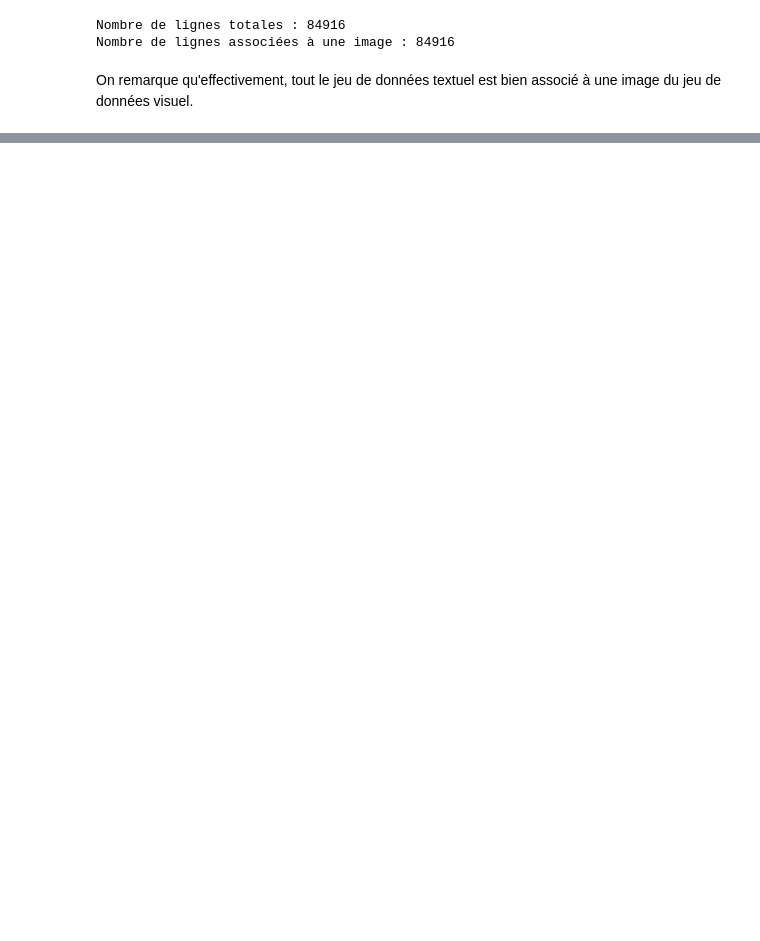
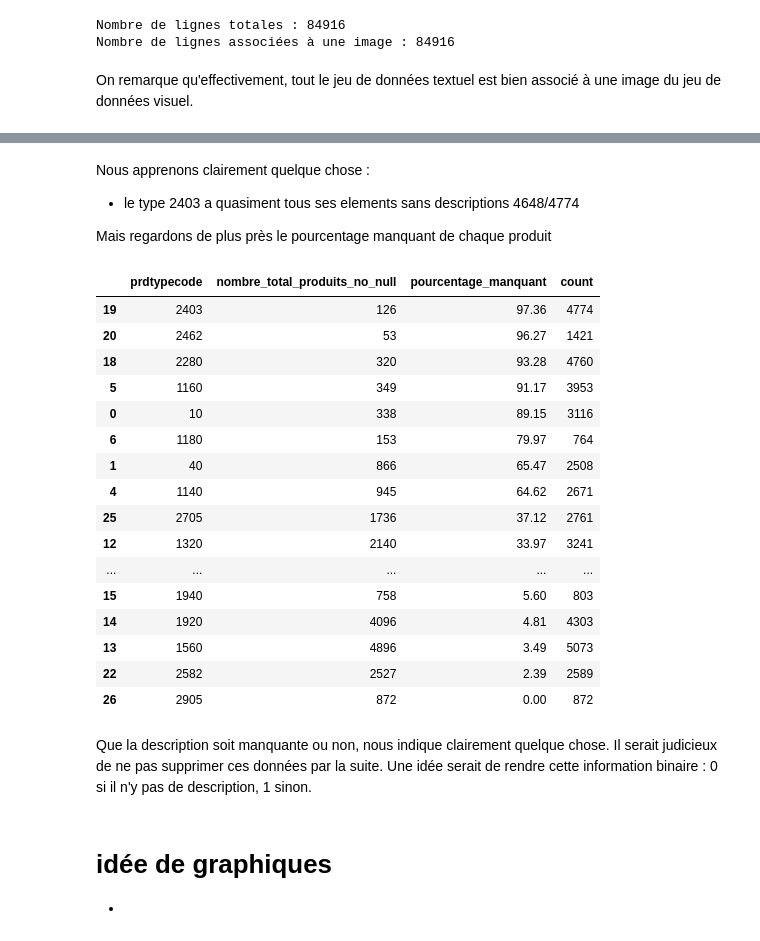
Before and after one commit to fibonaccos/rakuten-multimodal-classification, a Jupyter notebook: notebooks/projet_rakuten.ipynb, the cells around one changed output, grey strips where cells are left out. Cells and saved outputs as stored; diff of their text form; code cells hidden in the pictures; blank space fills up the shorter version.

```diff
--- a/notebooks/projet_rakuten.ipynb
+++ b/notebooks/projet_rakuten.ipynb
@@ -141,0 +260,50 @@ On remarque qu'effectivement, tout le jeu de données textuel est bien associé
+# %% [markdown]
+Nous apprenons clairement quelque chose :
+- le type 2403 a quasiment tous ses elements sans descriptions 4648/4774
+
+Mais regardons de plus près le pourcentage manquant de chaque produit
+# %%
+# Calculer le nombre total de produits pour chaque type de produit
+nombre_total_produits = merged_df.groupby('prdtypecode')['description'].count()
+
+# Calculer le nombre de descriptions manquantes pour chaque type de produit
+nombre_manquant = merged_df.groupby('prdtypecode')['description'].apply(lambda x: x.isnull().sum())
+
+# Calculer le pourcentage de descriptions manquantes
+pourcentage_manquant = (nombre_manquant / (nombre_total_produits + nombre_manquant)) * 100
+
+# Convertir en DataFrame
+resultat_df = pd.DataFrame({
+    'nombre_total_produits_no_null': nombre_total_produits.values,
+    'pourcentage_manquant': pourcentage_manquant.round(2)
+})
+
+resultat_df = resultat_df.reset_index()
+resultat_df = pd.merge(resultat_df, type_counts, on='prdtypecode', how='left')
+
+# Afficher le DataFrame final
+resultat_df.sort_values(by='pourcentage_manquant', ascending=False)
+# %% [output]
+|  | prdtypecode | nombre_total_produits_no_null | pourcentage_manquant | count |
+| 19 | 2403 | 126 | 97.36 | 4774 |
+| 20 | 2462 | 53 | 96.27 | 1421 |
+| 18 | 2280 | 320 | 93.28 | 4760 |
+| 5 | 1160 | 349 | 91.17 | 3953 |
+| 0 | 10 | 338 | 89.15 | 3116 |
+| 6 | 1180 | 153 | 79.97 | 764 |
+| 1 | 40 | 866 | 65.47 | 2508 |
+| 4 | 1140 | 945 | 64.62 | 2671 |
+| 25 | 2705 | 1736 | 37.12 | 2761 |
+| 12 | 1320 | 2140 | 33.97 | 3241 |
+| ... | ... | ... | ... | ... |
+| 15 | 1940 | 758 | 5.60 | 803 |
+| 14 | 1920 | 4096 | 4.81 | 4303 |
+| 13 | 1560 | 4896 | 3.49 | 5073 |
+| 22 | 2582 | 2527 | 2.39 | 2589 |
+| 26 | 2905 | 872 | 0.00 | 872 |
+# %% [markdown]
+Que la description soit manquante ou non, nous indique clairement quelque chose. Il serait judicieux de ne pas supprimer ces données par la suite. Une idée serait de rendre cette information binaire : 0 si il n'y pas de description, 1 sinon.
+# %% [markdown]
+# idée de graphiques
+
+-
```
Also changed, not shown: parts of 14 cells of this notebook.
